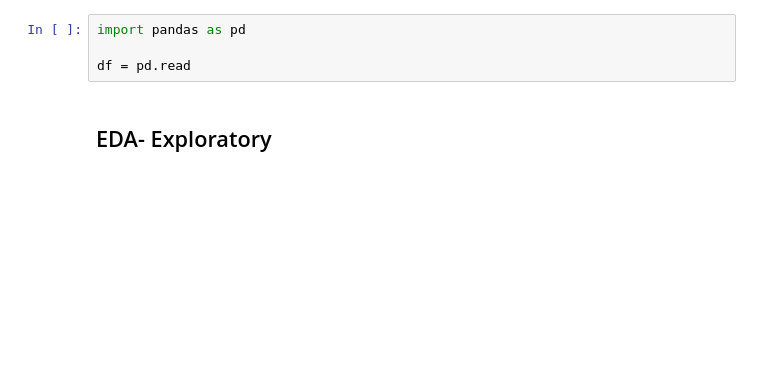
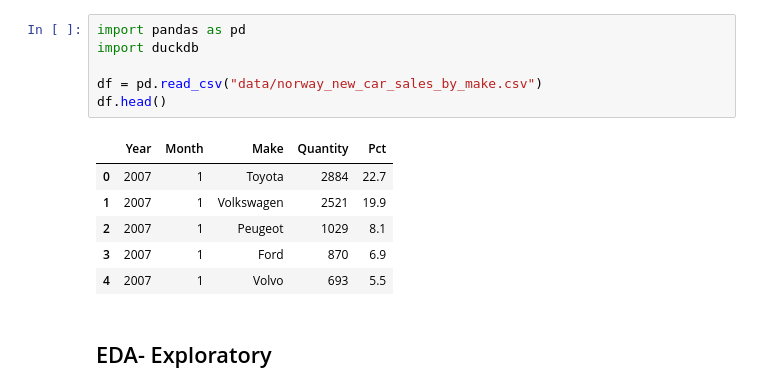
Before and after one commit to MilouSandenL/data_visualization_milou, a Jupyter notebook: code_alongs/02_matplotlib_line_bar/matplotlib_line_bar.ipynb, the cells around one changed output. Saved outputs shown, nothing was run; the diff lists cells and outputs as text; blank space fills up the shorter version.

```diff
--- a/code_alongs/02_matplotlib_line_bar/matplotlib_line_bar.ipynb
+++ b/code_alongs/02_matplotlib_line_bar/matplotlib_line_bar.ipynb
@@ -1,7 +1,16 @@
 # %%
 import pandas as pd
+import duckdb
 
-df = pd.read
+df = pd.read_csv("data/norway_new_car_sales_by_make.csv")
+df.head()
+# %% [output]
+|  | Year | Month | Make | Quantity | Pct |
+| 0 | 2007 | 1 | Toyota | 2884 | 22.7 |
+| 1 | 2007 | 1 | Volkswagen | 2521 | 19.9 |
+| 2 | 2007 | 1 | Peugeot | 1029 | 8.1 |
+| 3 | 2007 | 1 | Ford | 870 | 6.9 |
+| 4 | 2007 | 1 | Volvo | 693 | 5.5 |
 # %% [markdown]
 ## EDA- Exploratory
 # %%
```
Also changed, not shown: parts of 12 cells of this notebook, 3 other files.
